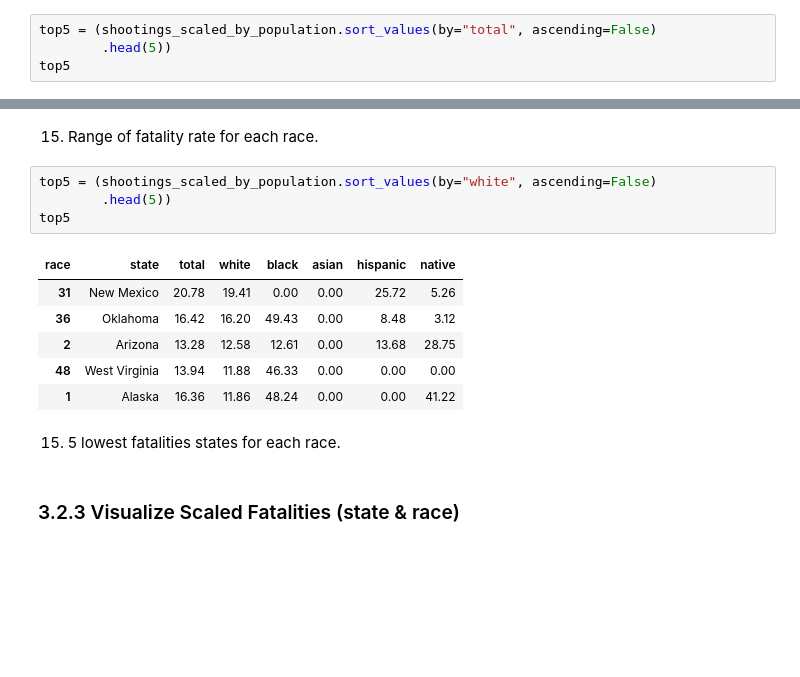
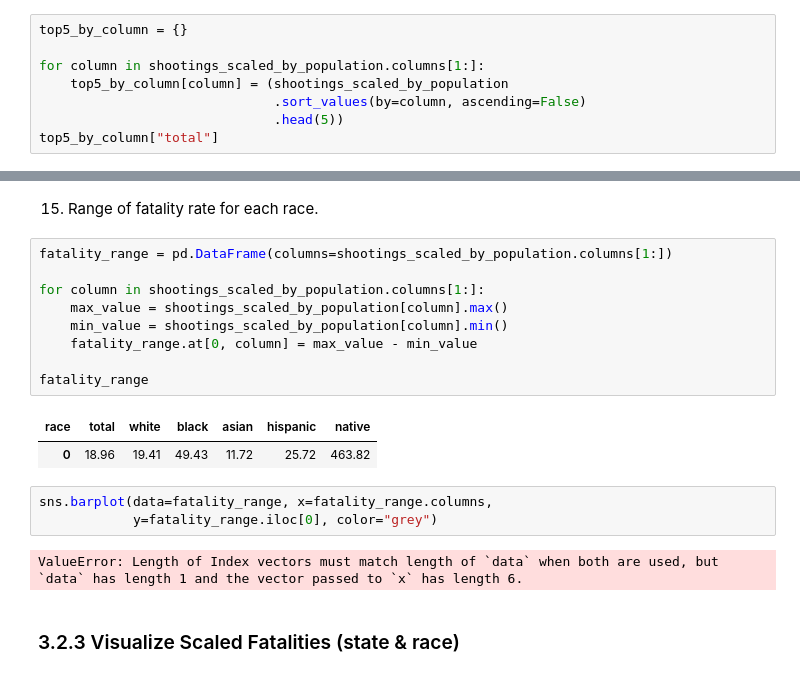
Before and after one commit to CelineChiLamNg/fatal_police_shootings, a Jupyter notebook: FatalPoliceShootings.ipynb, the cells around one changed output, grey strips where cells are left out. Saved outputs shown, nothing was run; the diff lists cells and outputs as text; blank space fills up the shorter version.

```diff
--- a/FatalPoliceShootings.ipynb
+++ b/FatalPoliceShootings.ipynb
@@ -985,7 +990,11 @@ general.
 # %%
-top5 = (shootings_scaled_by_population.sort_values(by="total", ascending=False)
-        .head(5))
-top5
+top5_by_column = {}
+
+for column in shootings_scaled_by_population.columns[1:]:
+    top5_by_column[column] = (shootings_scaled_by_population
+                              .sort_values(by=column, ascending=False)
+                              .head(5))
+top5_by_column["total"]
 # %% [output]
 | race | state | total | white | black | asian | hispanic | native |
 | 31 | New Mexico | 20.78 | 19.41 | 0.00 | 0.00 | 25.72 | 5.26 |
@@ -1009,18 +1063,22 @@ last5
 # %% [markdown]
 15. Range of fatality rate for each race.
 # %%
-top5 = (shootings_scaled_by_population.sort_values(by="white", ascending=False)
-        .head(5))
-top5
+fatality_range = pd.DataFrame(columns=shootings_scaled_by_population.columns[1:])
+
+for column in shootings_scaled_by_population.columns[1:]:
+    max_value = shootings_scaled_by_population[column].max()
+    min_value = shootings_scaled_by_population[column].min()
+    fatality_range.at[0, column] = max_value - min_value
+
+fatality_range
 # %% [output]
-| race | state | total | white | black | asian | hispanic | native |
-| 31 | New Mexico | 20.78 | 19.41 | 0.00 | 0.00 | 25.72 | 5.26 |
-| 36 | Oklahoma | 16.42 | 16.20 | 49.43 | 0.00 | 8.48 | 3.12 |
-| 2 | Arizona | 13.28 | 12.58 | 12.61 | 0.00 | 13.68 | 28.75 |
-| 48 | West Virginia | 13.94 | 11.88 | 46.33 | 0.00 | 0.00 | 0.00 |
-| 1 | Alaska | 16.36 | 11.86 | 48.24 | 0.00 | 0.00 | 41.22 |
+| race | total | white | black | asian | hispanic | native |
+| 0 | 18.96 | 19.41 | 49.43 | 11.72 | 25.72 | 463.82 |
-# %% [markdown]
-15. 5 lowest fatalities states for each race.
+# %%
+sns.barplot(data=fatality_range, x=fatality_range.columns,
+            y=fatality_range.iloc[0], color="grey")
+# %% [output]
+ValueError: Length of Index vectors must match length of `data` when both are used, but `data` has length 1 and the vector passed to `x` has length 6.
 # %% [markdown]
 ### 3.2.3 Visualize Scaled Fatalities (state & race)
 # %% [markdown]
```
Also changed, not shown: parts of 8 cells of this notebook, 11 other files.
